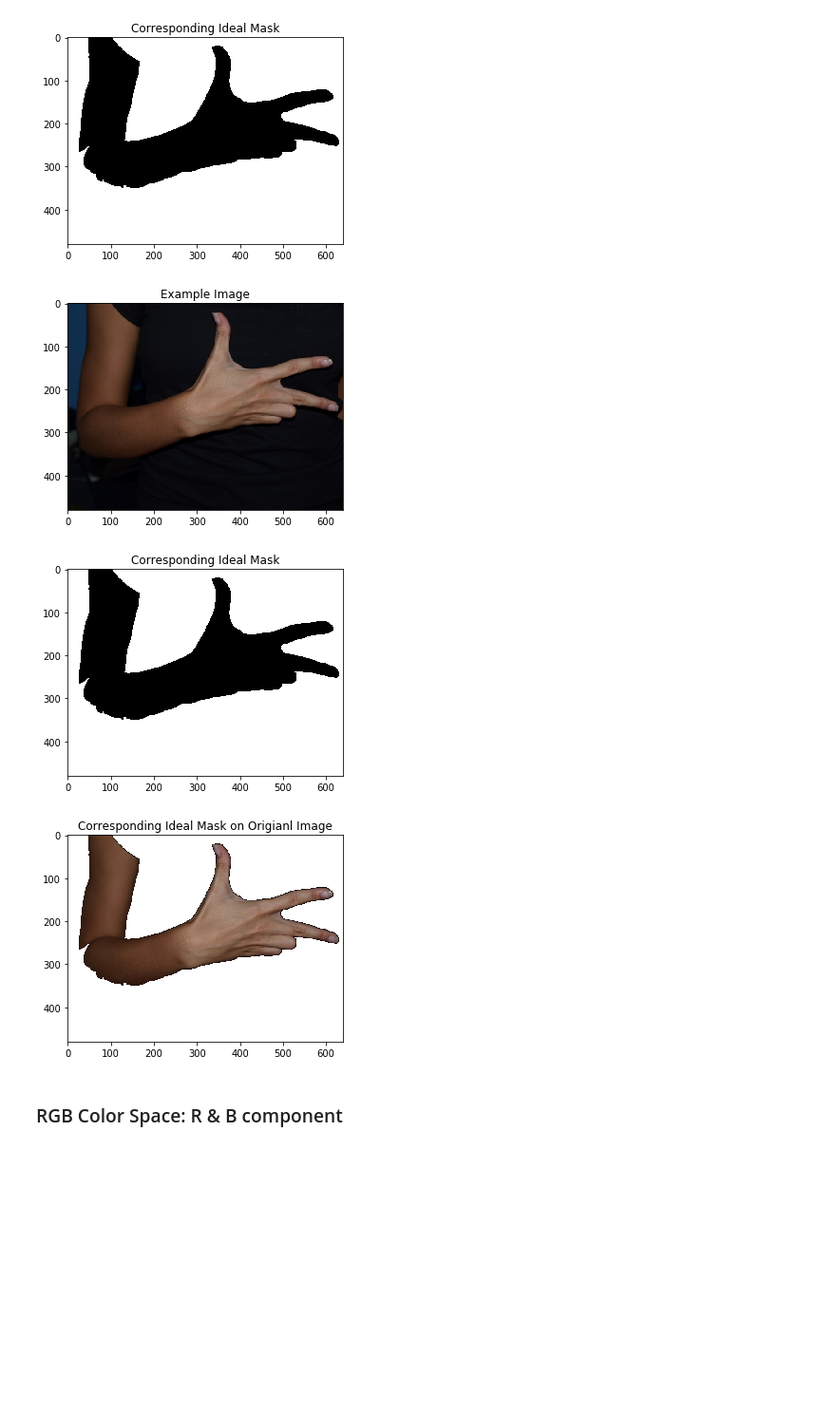
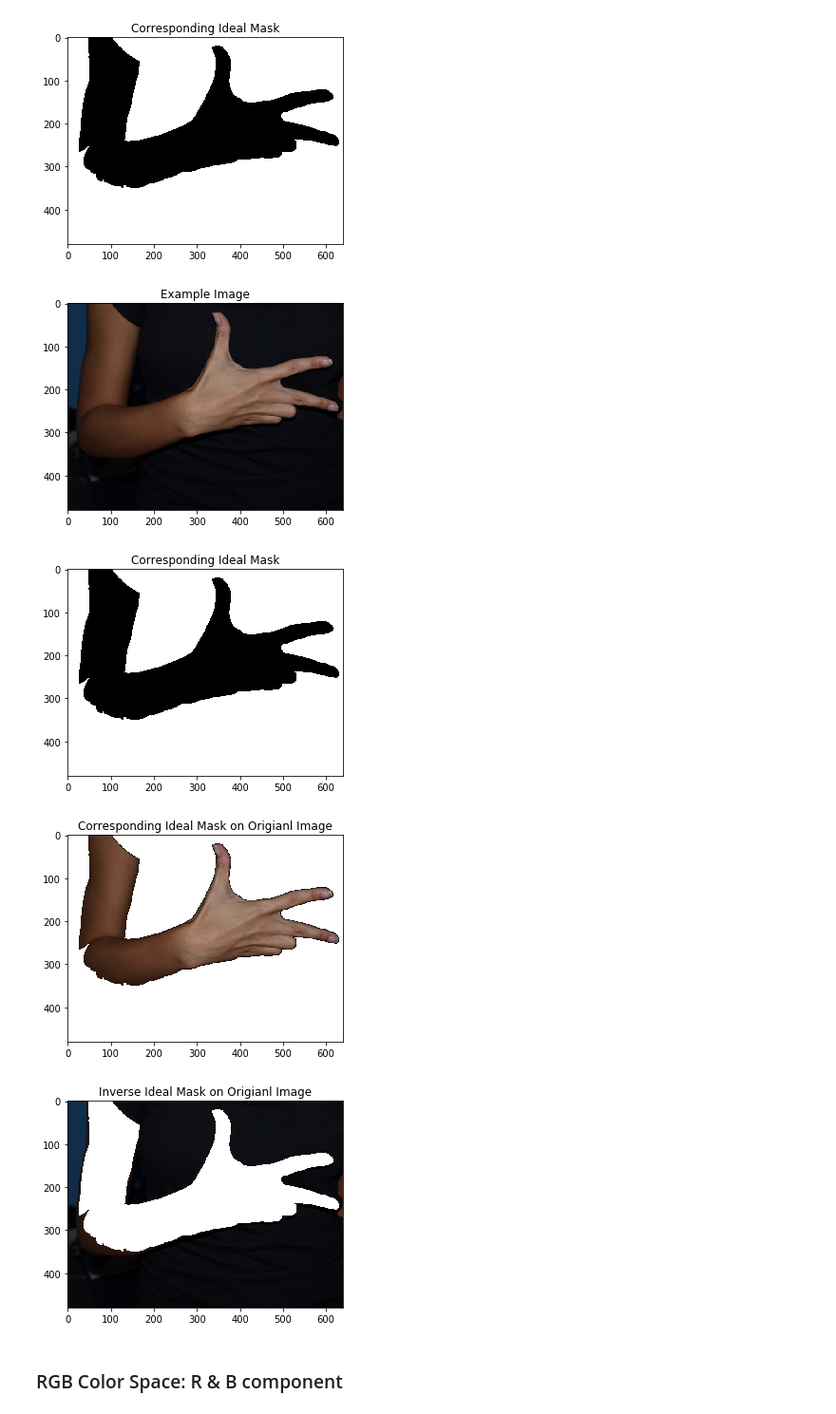
Before and after one commit to uridr/Finger-Detection, a Jupyter notebook: preprocessing/skin_color_histogram.ipynb, the cells around one changed output. Shown: that part at 95% size. Cells and saved outputs as stored; diff of their text form; code cells hidden in the pictures; blank space fills up the shorter version.

```diff
--- a/preprocessing/skin_color_characterization_yuye.ipynb
+++ b/preprocessing/skin_color_histogram.ipynb
@@ -45,17 +55,21 @@ for key in images.keys():
 # %%
 plt.title("Example Image")
 plt.imshow(cv2.cvtColor(images['3_P_hgr1_id05_3'], cv2.COLOR_BGR2RGB))
 plt.show()
 plt.title("Corresponding Ideal Mask")
 plt.imshow(cv2.cvtColor(masks['3_P_hgr1_id05_3'], cv2.COLOR_BGR2RGB))
 plt.show()
 plt.title("Corresponding Ideal Mask on Origianl Image")
 plt.imshow(cv2.cvtColor(skin_images['3_P_hgr1_id05_3'], cv2.COLOR_BGR2RGB))
 plt.show()
+plt.title("Inverse Ideal Mask on Origianl Image")
+plt.imshow(cv2.cvtColor(non_skin_images['3_P_hgr1_id05_3'], cv2.COLOR_BGR2RGB))
+plt.show()
 # %% [output]
 [figure]
 [figure]
 [figure]
+[figure, added]
 # %%
 def modifyColorSpace(images, change):
     images_ = {}
```
Also changed, not shown: parts of 13 cells of this notebook, 1 other file.
